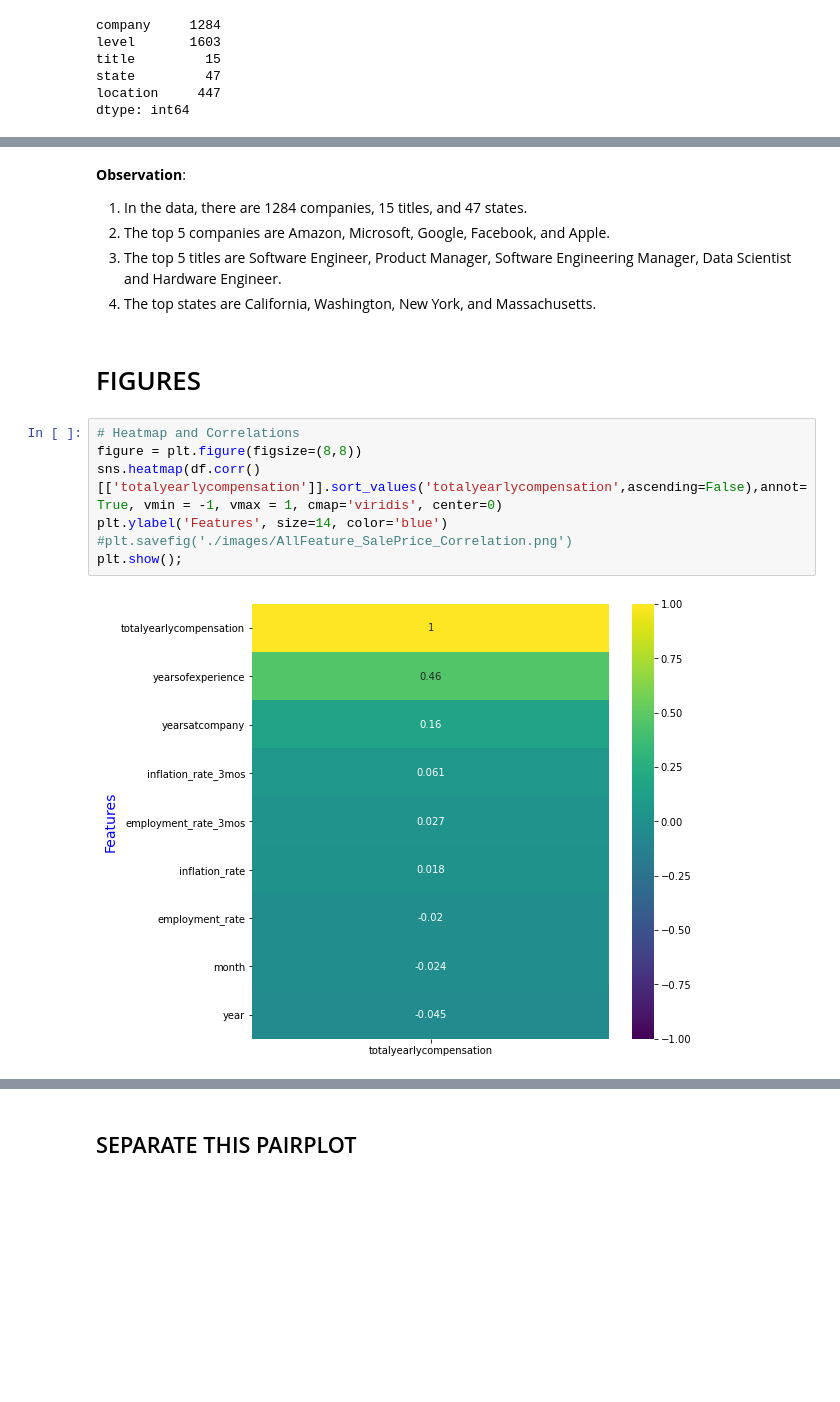
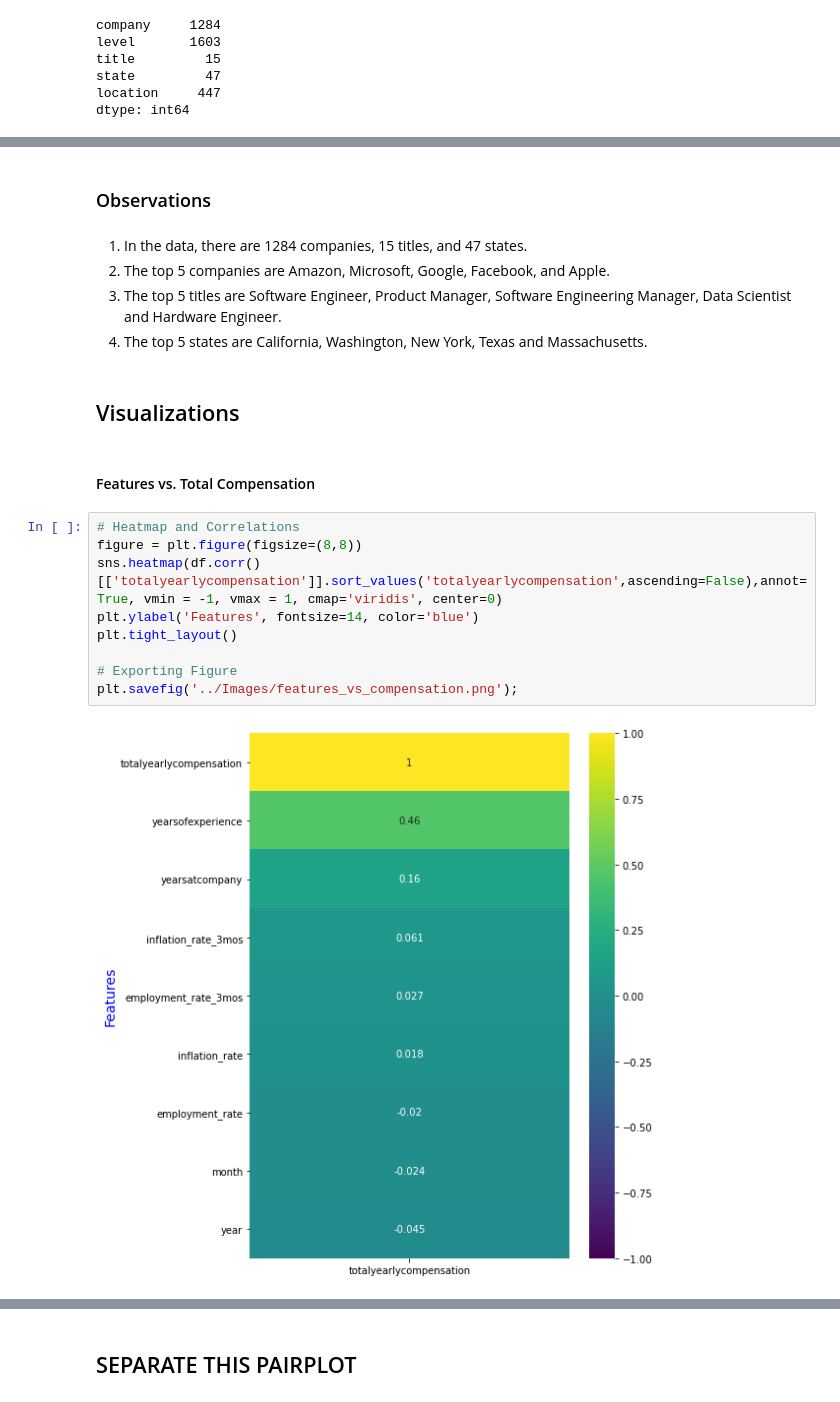
Before and after one commit to mh0805/Group-Project, a Jupyter notebook: Code/EDA_TEAM.ipynb, the cells around one changed output, grey strips where cells are left out. Saved outputs shown, nothing was run; the diff lists cells and outputs as text; blank space fills up the shorter version.

```diff
--- a/Code/EDA_TEAM.ipynb
+++ b/Code/EDA_TEAM.ipynb
@@ -120,21 +125,25 @@ Vermont                 0.000082
 Mississippi             0.000041
 Maine                   0.000041
 Name: state, dtype: float64
+# %% [markdown]
+### Observations
 # %% [markdown]
-**Observation**:
-
 1. In the data, there are 1284 companies, 15 titles, and 47 states.
 2. The top 5 companies are Amazon, Microsoft, Google, Facebook, and Apple.
 3. The top 5 titles are Software Engineer, Product Manager, Software Engineering Manager, Data Scientist and Hardware Engineer.
-4. The top states are California, Washington, New York, and Massachusetts.
+4. The top 5 states are California, Washington, New York, Texas and Massachusetts.
 # %% [markdown]
-# FIGURES
+## Visualizations
+# %% [markdown]
+#### Features vs. Total Compensation
 # %%
 # Heatmap and Correlations
 figure = plt.figure(figsize=(8,8))
 sns.heatmap(df.corr()[['totalyearlycompensation']].sort_values('totalyearlycompensation',ascending=False),annot=True, vmin = -1, vmax = 1, cmap='viridis', center=0)
-plt.ylabel('Features', size=14, color='blue')
-#plt.savefig('./images/AllFeature_SalePrice_Correlation.png')
-plt.show();
+plt.ylabel('Features', fontsize=14, color='blue')
+plt.tight_layout()
+
+# Exporting Figure
+plt.savefig('../Images/features_vs_compensation.png');
 # %% [output]
-[figure, old version]
+[figure, new version]
```
Also changed, not shown: parts of 21 cells of this notebook, 14 other files.
